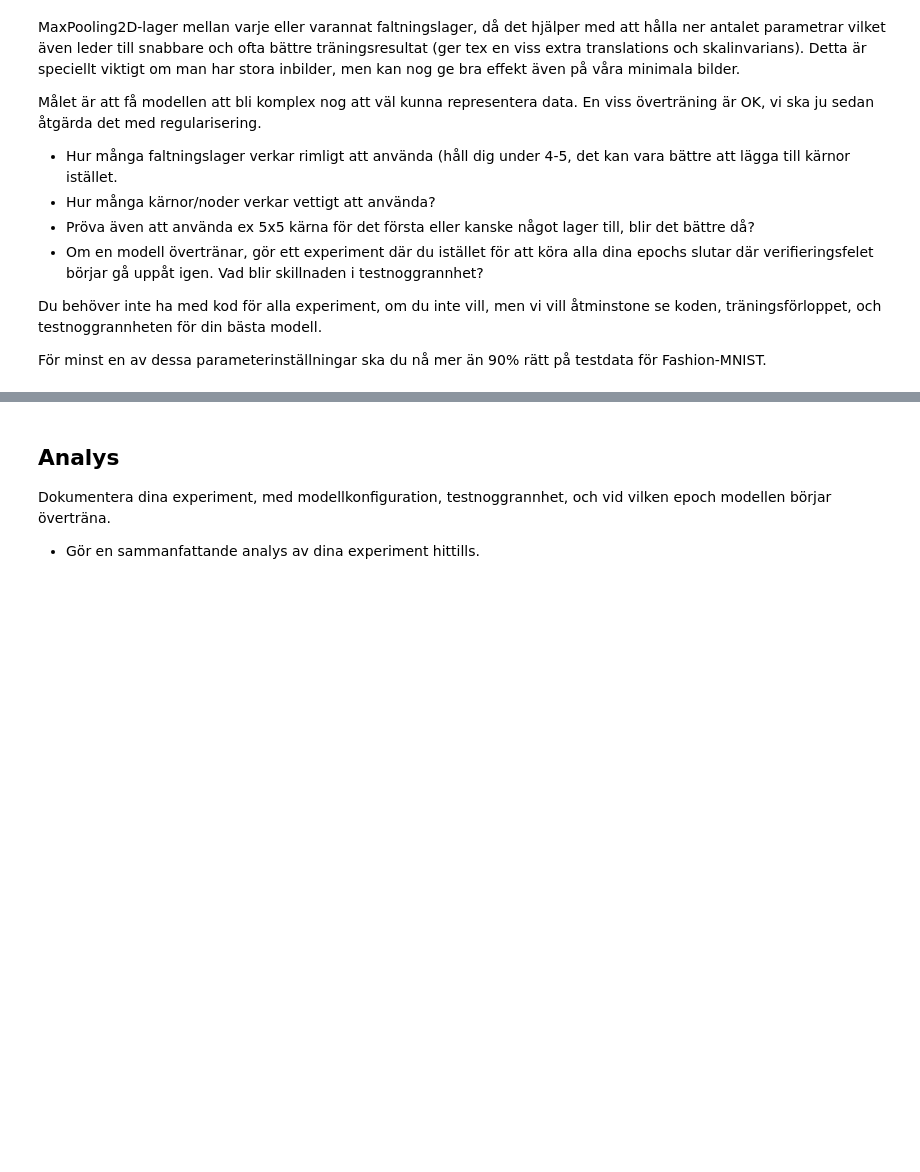
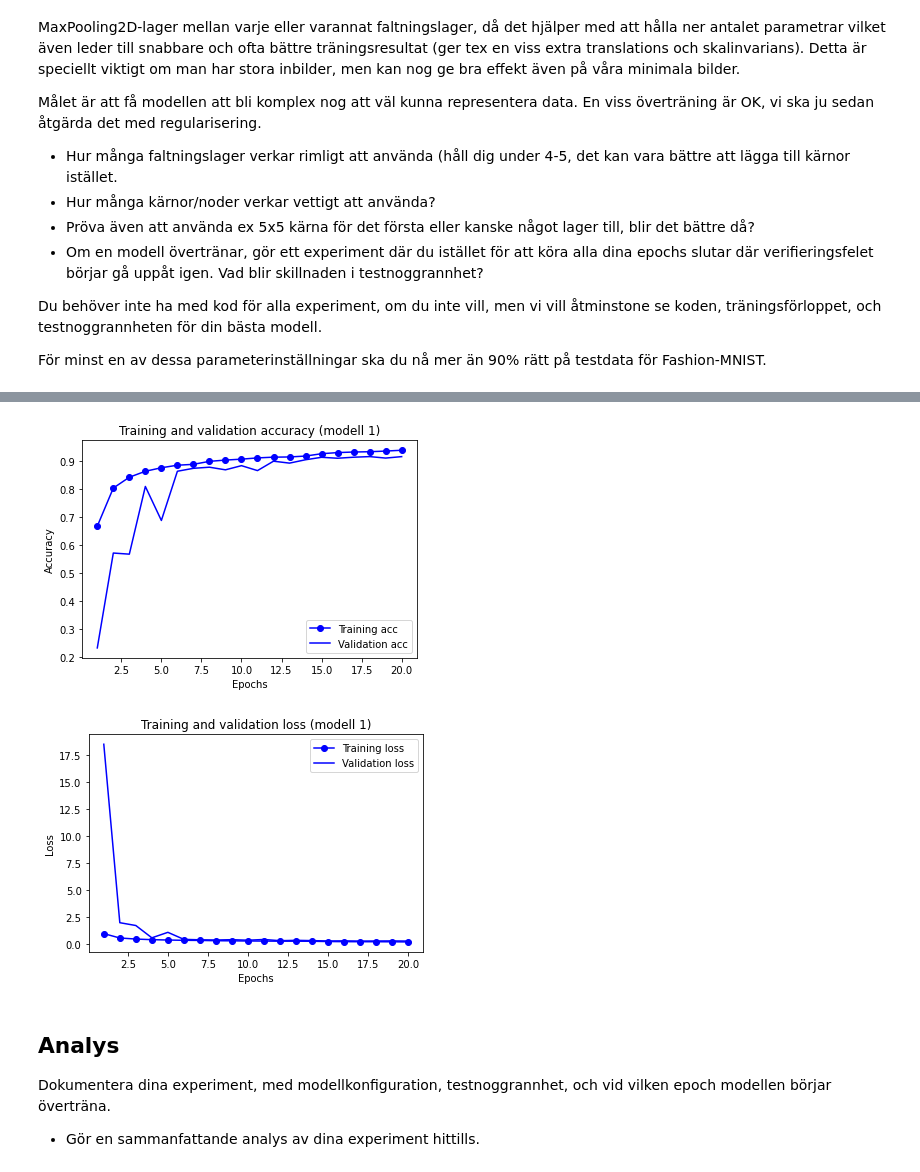
Before and after one commit to Tottowich/AppliedDL-LP4, a Jupyter notebook: 5TF078_Lab1.ipynb, the cells around one changed output, grey strips where cells are left out. Saved outputs shown, nothing was run; the diff lists cells and outputs as text; code cells hidden in the pictures; blank space fills up the shorter version.

```diff
--- a/5TF078_Lab1.ipynb
+++ b/5TF078_Lab1.ipynb
@@ -310,29 +320,31 @@ str2optim = {
     "adam": Adam,
     "rmsprop": RMSprop,
     "adagrad": Adagrad,
+    "sgd":SGD,
 }
 
 def new_model(hp:dict)->Model:
     inp = Input(shape=input_shape)
-    n_blocks = len(hp["filters"])
-    assert n_blocks == len(hp["depths"])
+    n_blocks = len(hp["depths"])
     x = inp
     for i in range(n_blocks):
         for j in range(hp["depths"][i]):
-            if j == 0:
-                pass
-                skip = Conv2D(filters=hp["filters"][i], kernel_size=(1, 1), padding='same',name=f"skip_{i}")(x)
-            else:
-                pass
-                skip = x
+            if hp["skip"]:
+                if j == 0:
+                    pass
+                    skip = Conv2D(filters=hp["filters"][i], kernel_size=(1, 1), padding='same',name=f"skip_{i}")(x)
+                else:
+                    pass
+                    skip = x
             if i==0 and j==0:
                 x = Conv2D(filters=hp["filters"][i], kernel_size=(hp["kernel_size"], hp["initial_kernel_size"]), padding='same',name=f"Initial_Conv")(x)
             x = Conv2D(filters=hp["filters"][i], kernel_size=(hp["kernel_size"], hp["kernel_size"]), padding='same',name=f"conv_{i}_{j}")(x)
             x = BatchNormalization(name=f"bn_{i}_{j}")(x) if hp["batch_norm"] else x
             x = Activation(hp["activation"],name=f"act_{str(hp['activation'])}_{i}_{j}")(x)
             x = Dropout(hp["dropout"],name=f"drop_{i}_{j}")(x)
-            x = Add()([x,skip])
-        if isinstance(hp["pool"], bool):
+            if hp["skip"]:
+              x = Add()([x,skip])
+        if isinstance(hp["pool"], bool) and hp["pool"]:
             x = MaxPooling2D(pool_size=(2, 2),name=f"pool_{i}")(x)
         else:
             x = Conv2D(filters=hp["filters"][i], kernel_size=(hp["pool"], hp["pool"]), padding='valid',name=f"downsample_{i}")(x)
@@ -452,0 +536,2 @@ För minst en av dessa parameterinställningar ska du nå mer än 90% rätt på
+# %%
+history = train_model(model, epochs, batch_size, (train_images, train_labels), (val_images, val_labels),callbacks=callbacks)
@@ -452,0 +558,4 @@ För minst en av dessa parameterinställningar ska du nå mer än 90% rätt på
+# %%
+test_accuarcy = eval(model, "test")
+plot_history(history, epochs)
+# %% [output]
@@ -453,3 +564,5 @@ För minst en av dessa parameterinställningar ska du nå mer än 90% rätt på
+[figure, added]
+[figure, added]
 # %% [markdown]
 ## Analys
 Dokumentera dina experiment, med modellkonfiguration, testnoggrannhet, och vid vilken epoch modellen börjar överträna.
```
Also changed, not shown: parts of 65 cells of this notebook, 1 other file.
